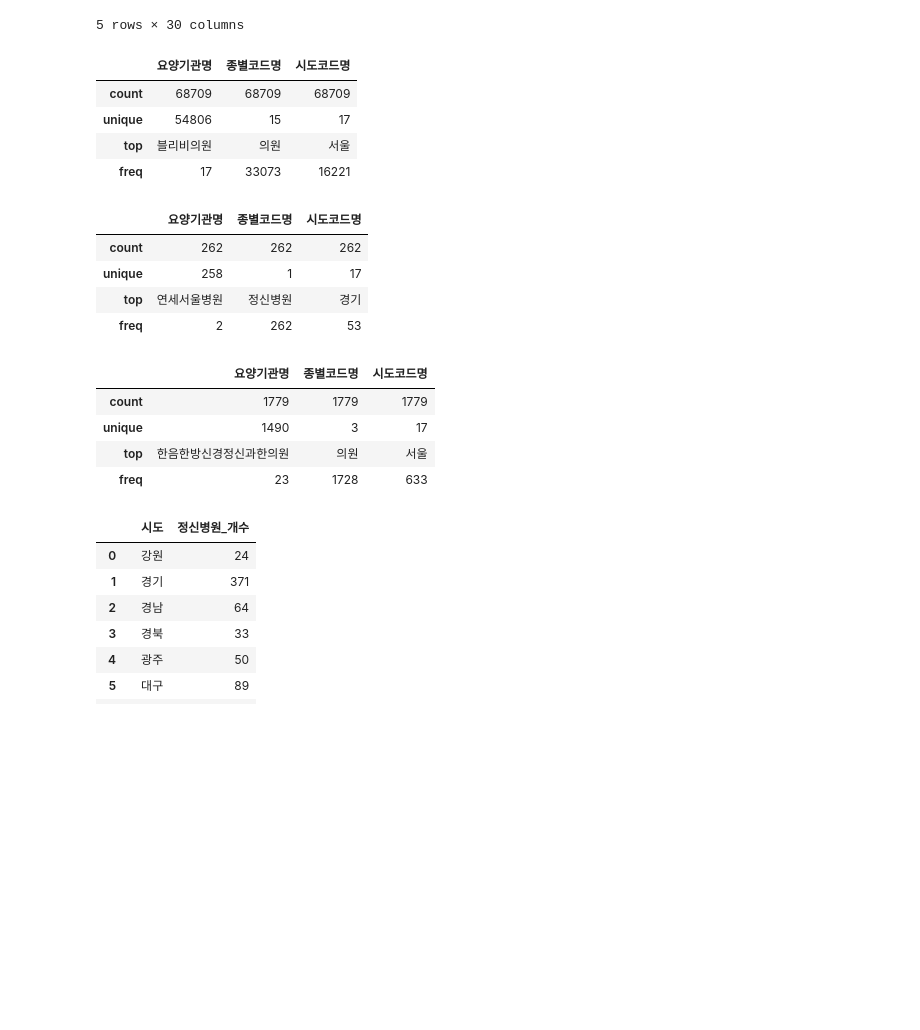
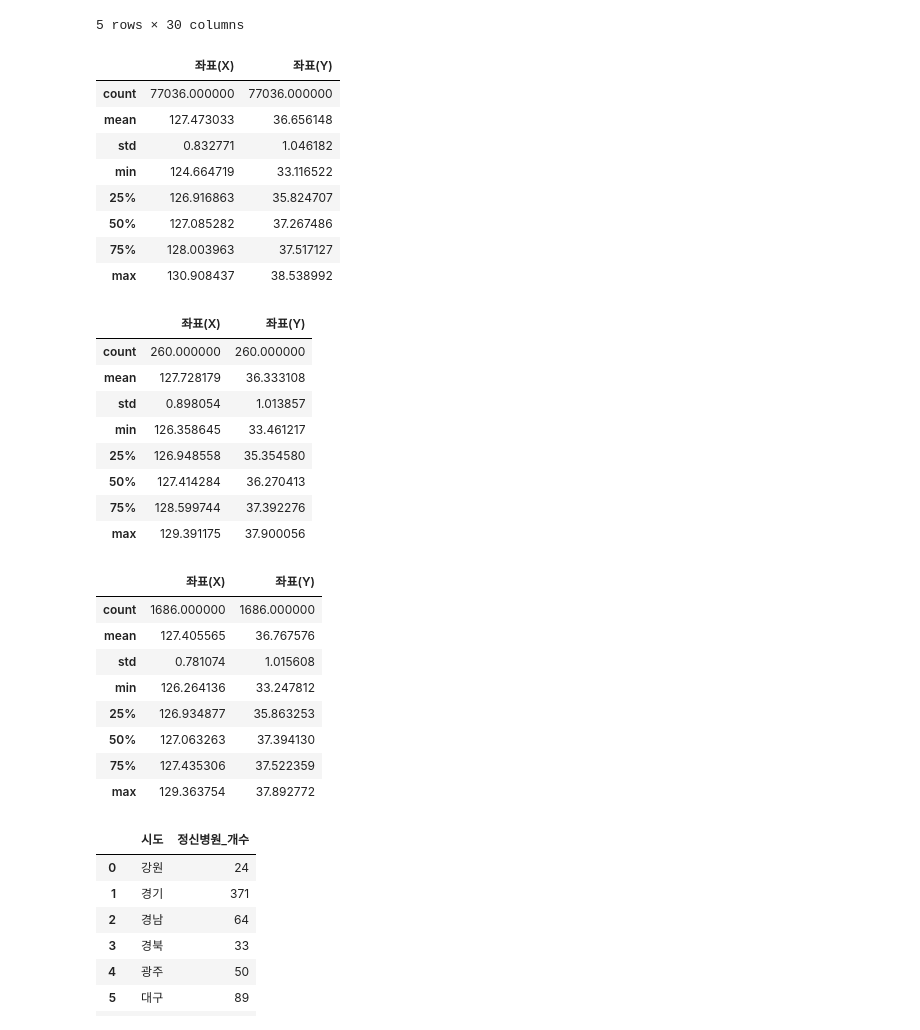
Before and after one commit to jihuikim45/hipython_rep, a Jupyter notebook: project/1st/병원.ipynb, the cells around one changed output. Drawn from its saved outputs; the diff is of its cells as text; code cells hidden in the pictures; blank space fills up the shorter version.

```diff
--- a/project/1st/병원.ipynb
+++ b/project/1st/병원.ipynb
@@ -50,26 +50,34 @@ hospital_df.head()
 5 rows × 30 columns
 # %%
 # 필요한 세 개의 컬럼만 추출
-hospitals_simple = hospital_df[["요양기관명", "종별코드명", "시도코드명"]]
+hospitals_simple = hospital_df[["요양기관명", "종별코드명", "시도코드명", "좌표(X)", "좌표(Y)"]]
 
 # 중복 제거 후 출력
 hospitals_simple_unique = hospitals_simple.drop_duplicates()
 
 hospitals_simple_unique.describe()
 # %% [output]
-|  | 요양기관명 | 종별코드명 | 시도코드명 |
-| count | 68709 | 68709 | 68709 |
-| unique | 54806 | 15 | 17 |
-| top | 블리비의원 | 의원 | 서울 |
-| freq | 17 | 33073 | 16221 |
+|  | 좌표(X) | 좌표(Y) |
+| count | 77036.000000 | 77036.000000 |
+| mean | 127.473033 | 36.656148 |
+| std | 0.832771 | 1.046182 |
+| min | 124.664719 | 33.116522 |
+| 25% | 126.916863 | 35.824707 |
+| 50% | 127.085282 | 37.267486 |
+| 75% | 128.003963 | 37.517127 |
+| max | 130.908437 | 38.538992 |
 # %%
 # '종별코드명'에서 '정신'이 포함된 의료기관만 필터링
 hospitals_simple_unique = hospitals_simple[hospital_df['종별코드명'].str.contains("정신", na=False)]
 
 hospitals_simple_unique.describe()
 # %% [output]
-|  | 요양기관명 | 종별코드명 | 시도코드명 |
-| count | 262 | 262 | 262 |
-| unique | 258 | 1 | 17 |
-| top | 연세서울병원 | 정신병원 | 경기 |
-| freq | 2 | 262 | 53 |
+|  | 좌표(X) | 좌표(Y) |
+| count | 260.000000 | 260.000000 |
+| mean | 127.728179 | 36.333108 |
+| std | 0.898054 | 1.013857 |
+| min | 126.358645 | 33.461217 |
+| 25% | 126.948558 | 35.354580 |
+| 50% | 127.414284 | 36.270413 |
+| 75% | 128.599744 | 37.392276 |
+| max | 129.391175 | 37.900056 |
@@ -79,11 +89,15 @@ mental_hospitals = hospitals_simple[hospital_df['요양기관명'].str.contains(
 
 mental_hospitals.describe()
 # %% [output]
-|  | 요양기관명 | 종별코드명 | 시도코드명 |
-| count | 1779 | 1779 | 1779 |
-| unique | 1490 | 3 | 17 |
-| top | 한음한방신경정신과한의원 | 의원 | 서울 |
-| freq | 23 | 1728 | 633 |
+|  | 좌표(X) | 좌표(Y) |
+| count | 1686.000000 | 1686.000000 |
+| mean | 127.405565 | 36.767576 |
+| std | 0.781074 | 1.015608 |
+| min | 126.264136 | 33.247812 |
+| 25% | 126.934877 | 35.863253 |
+| 50% | 127.063263 | 37.394130 |
+| 75% | 127.435306 | 37.522359 |
+| max | 129.363754 | 37.892772 |
 # %%
 # 시도별 정신병원 수 세기
 mental_hospital_counts = mental_hospitals["시도코드명"].value_counts().reset_index()
```
Also changed, not shown: parts of 1 cell of this notebook, 10 other files.
